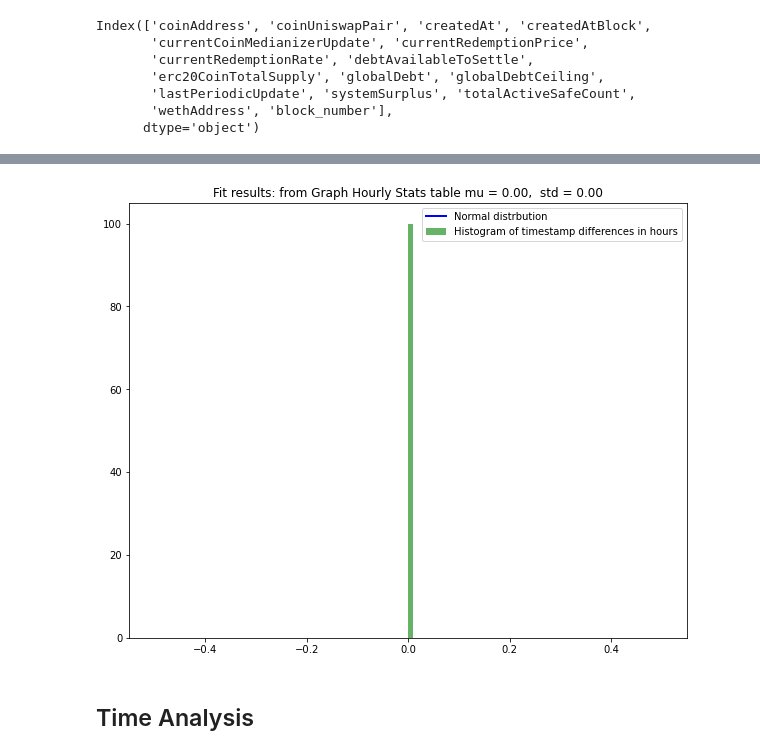
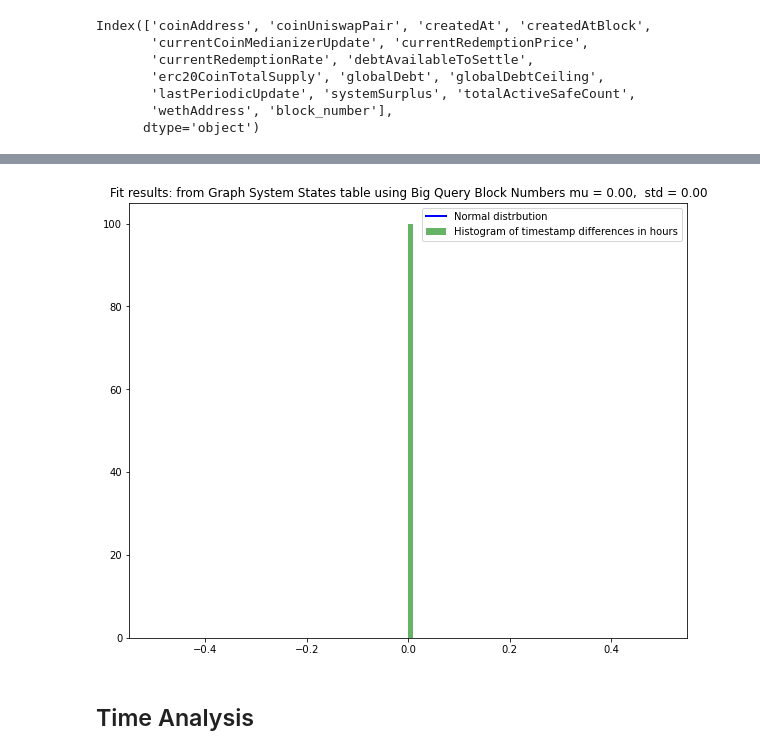
Before and after one commit to BlockScience/reflexer, a Jupyter notebook: notebooks/analysis/BigQueryRaiData.ipynb, the cells around one changed output, grey strips where cells are left out. Drawn from its saved outputs; the diff is of its cells as text; code cells hidden in the pictures.

```diff
--- a/notebooks/analysis/BigQueryRaiData.ipynb
+++ b/notebooks/analysis/BigQueryRaiData.ipynb
@@ -215,24 +215,24 @@ Name: timestampDiff, dtype: float64
 # %%
 # convert to hours
 data = systemState.timestampDiff[1:-3].apply(lambda x: x/3600)
 
 # Fit a normal distribution to the data:
 mu, std = stats.norm.fit(data)
 plt.figure(figsize=(10, 8))
 # Plot the histogram.
 plt.hist(data, bins=100, density=True, alpha=0.6, color='g',label='Histogram of timestamp differences in hours')
 
 # Plot the PDF.
 x = np.linspace(0, 3, 100)
 p = stats.norm.pdf(x, mu, std)
 plt.plot(x, p, 'k', linewidth=2, color = 'b',label ='Normal distrbution')
-title = "Fit results: from Graph Hourly Stats table mu = %.2f,  std = %.2f" % (mu, std)
+title = "Fit results: from Graph System States table using Big Query Block Numbers mu = %.2f,  std = %.2f" % (mu, std)
 plt.title(title)
 plt.legend()
 
 plt.show()
 # %% [output]
-[figure, old version]
+[figure, new version]
 # %% [markdown]
 ## Time Analysis
 # %%
```
Also changed, not shown: parts of 23 cells of this notebook, 3 other files.
